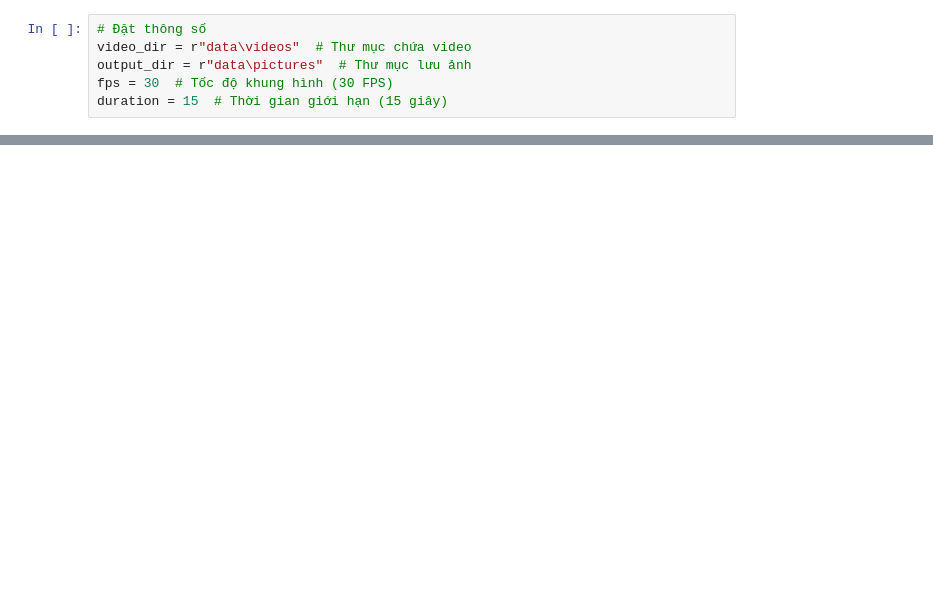
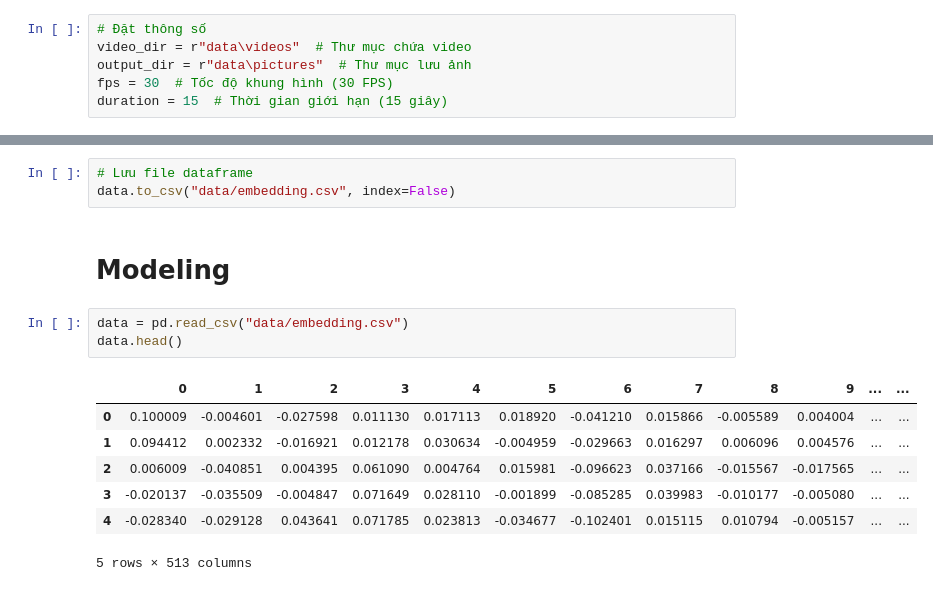
Before and after one commit to qviuqh/Attendence_Checking_by_Facial_Recognition, a Jupyter notebook: main.ipynb, the cells around one changed output, grey strips where cells are left out. Saved outputs shown, nothing was run; the diff lists cells and outputs as text; blank space fills up the shorter version.

Commit message:
update vecto_embedding and model RF

```diff
--- a/main.ipynb
+++ b/main.ipynb
@@ -68,0 +90,16 @@ vec.shape
+# %%
+# Lưu file dataframe
+data.to_csv("data/embedding.csv", index=False)
+# %% [markdown]
+# **Modeling**
+# %%
+data = pd.read_csv("data/embedding.csv")
+data.head()
+# %% [output]
+|  | 0 | 1 | 2 | 3 | 4 | 5 | 6 | 7 | 8 | 9 | ... | ... |
+| 0 | 0.100009 | -0.004601 | -0.027598 | 0.011130 | 0.017113 | 0.018920 | -0.041210 | 0.015866 | -0.005589 | 0.004004 | ... | ... |
+| 1 | 0.094412 | 0.002332 | -0.016921 | 0.012178 | 0.030634 | -0.004959 | -0.029663 | 0.016297 | 0.006096 | 0.004576 | ... | ... |
+| 2 | 0.006009 | -0.040851 | 0.004395 | 0.061090 | 0.004764 | 0.015981 | -0.096623 | 0.037166 | -0.015567 | -0.017565 | ... | ... |
+| 3 | -0.020137 | -0.035509 | -0.004847 | 0.071649 | 0.028110 | -0.001899 | -0.085285 | 0.039983 | -0.010177 | -0.005080 | ... | ... |
+| 4 | -0.028340 | -0.029128 | 0.043641 | 0.071785 | 0.023813 | -0.034677 | -0.102401 | 0.015115 | 0.010794 | -0.005157 | ... | ... |
+5 rows × 513 columns
```
Also changed, not shown: parts of 21 cells of this notebook, 13 other files.
